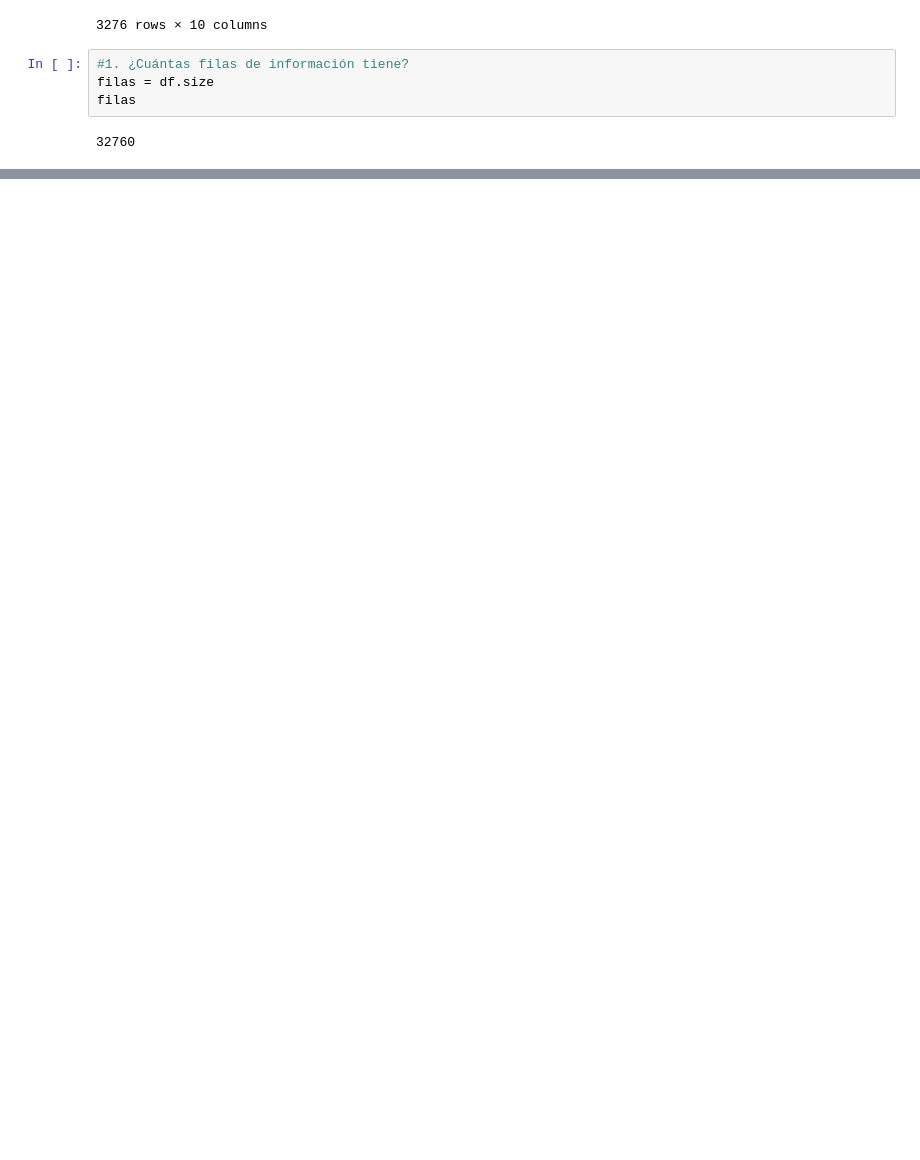
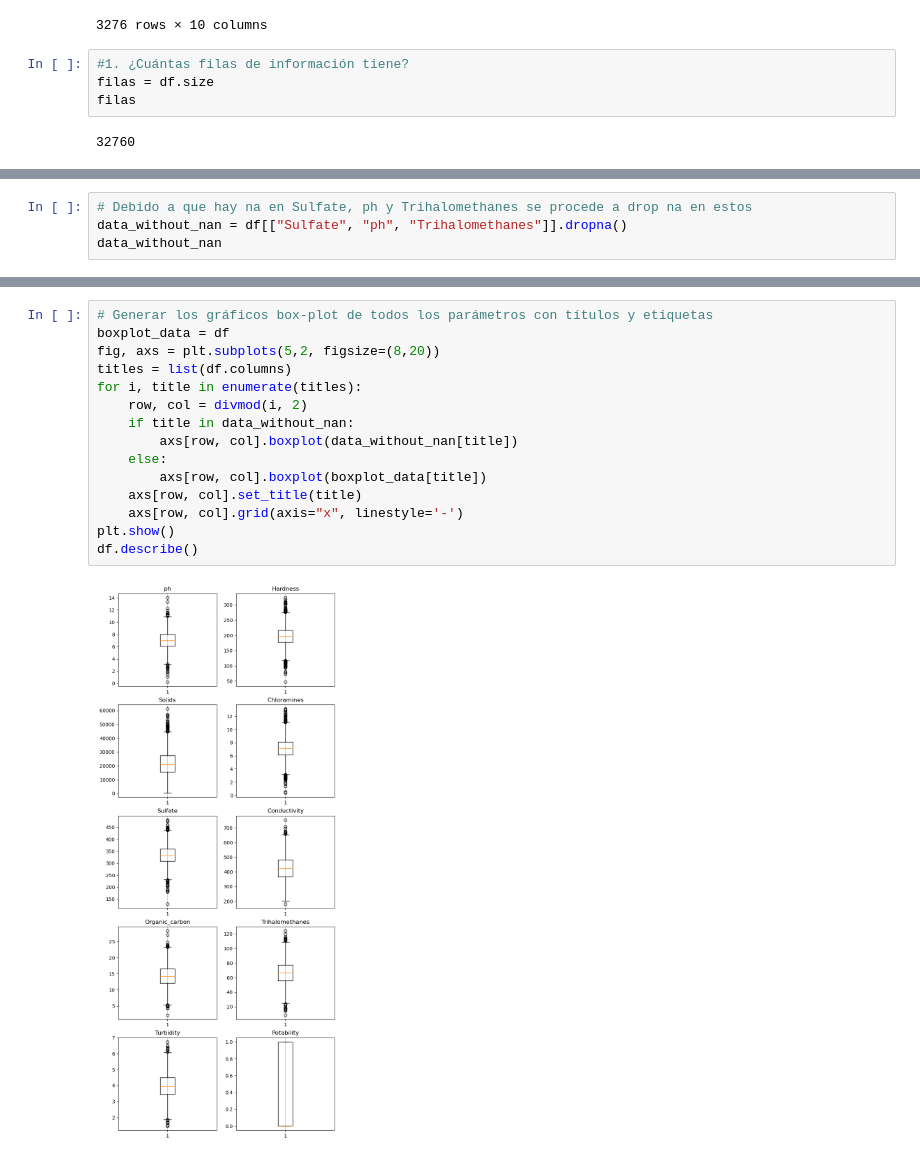
Before and after one commit to JuanGuerrero09/apuntes, a Jupyter notebook: Examenes/Examen2.ipynb, the cells around one changed output, grey strips where cells are left out. Drawn from its saved outputs; the diff is of its cells as text; blank space fills up the shorter version.

```diff
--- a/Examenes/Examen2.ipynb
+++ b/Examenes/Examen2.ipynb
@@ -61,0 +119,4 @@ data.corr()
+# %%
+# Debido a que hay na en Sulfate, ph y Trihalomethanes se procede a drop na en estos
+data_without_nan = df[["Sulfate", "ph", "Trihalomethanes"]].dropna()
+data_without_nan
@@ -61,0 +151,17 @@ data.corr()
+# %%
+# Generar los gráficos box-plot de todos los parámetros con títulos y etiquetas
+boxplot_data = df
+fig, axs = plt.subplots(5,2, figsize=(8,20))
+titles = list(df.columns)
+for i, title in enumerate(titles):
+    row, col = divmod(i, 2)
+    if title in data_without_nan:
+        axs[row, col].boxplot(data_without_nan[title])
+    else:
+        axs[row, col].boxplot(boxplot_data[title])
+    axs[row, col].set_title(title)
+    axs[row, col].grid(axis="x", linestyle='-')
+plt.show()
+df.describe()
+# %% [output]
+[figure, added]
```
Also changed, not shown: parts of 9 cells of this notebook.
